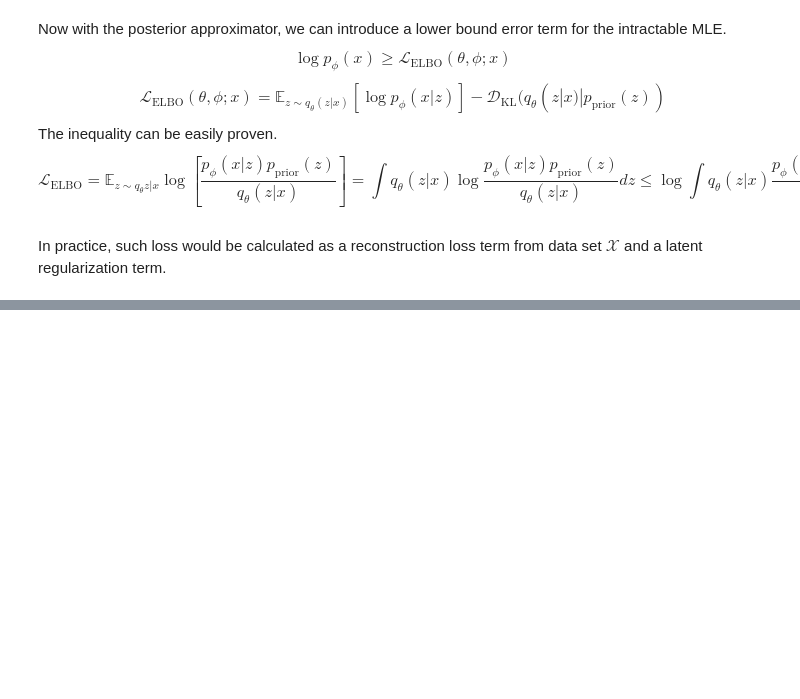
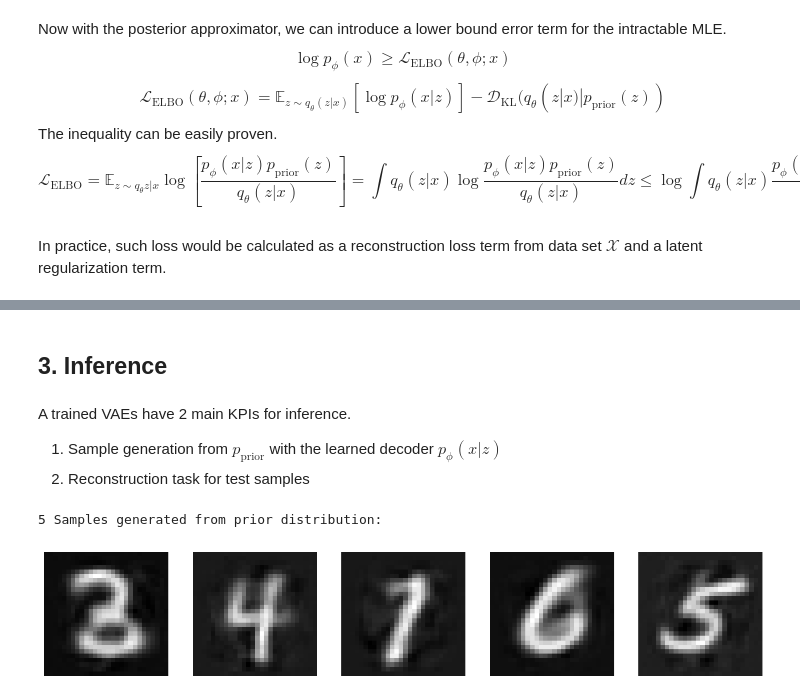
Before and after one commit to SungminLee511/The-Principles-of-Diffusion-Models, a Jupyter notebook: 2.Variational_Perspective/VAE.ipynb, the cells around one changed output, grey strips where cells are left out. Cells and saved outputs as stored; diff of their text form; code cells hidden in the pictures; blank space fills up the shorter version.

```diff
--- a/2.Variational_Perspective/VAE.ipynb
+++ b/2.Variational_Perspective/VAE.ipynb
@@ -104,0 +157,27 @@ class VAE(nn.Module):
+# %%
+train_epoch = 100
+for epoch in range(train_epoch):
+    model.train()
+    train_loss = 0
+    for batch_idx, (data, _) in enumerate(train_loader):
+        data = data.to(device)
+        optimizer.zero_grad()
+        x_recon, mu, logvar = model(data)
+        loss = criterion.compute(data, x_recon, mu, logvar, model.decoder_var)
+        loss.backward()
+        train_loss += loss.item()
+        optimizer.step()
+    avg_loss = train_loss / len(train_loader.dataset)
+
+    test_loss = 0
+    model.eval()
+    with torch.no_grad():
+        for data, _ in test_loader:
+            data = data.to(device)
+            x_recon, mu, logvar = model(data)
+            loss = criterion.compute(data, x_recon, mu, logvar, model.decoder_var)
+            test_loss += loss.item()
+    avg_test_loss = test_loss / len(test_loader.dataset)
+
+    if (epoch + 1) % 10 == 0:
+        print(f'Epoch {epoch+1}, Average Loss: {avg_loss:.4f}, Test Loss: {avg_test_loss:.4f}')
@@ -104,0 +195,25 @@ class VAE(nn.Module):
+# %% [markdown]
+## 3. Inference
+# %% [markdown]
+A trained VAEs have 2 main KPIs for inference.
+1. Sample generation from $p_{\text{prior}}$ with the learned decoder $p_\phi(x|z)$
+2. Reconstruction task for test samples
+# %%
+n=5
+print(f"{n} Samples generated from prior distribution:")
+
+samples = []
+model.eval()
+with torch.no_grad():
+    z = torch.randn(n, 20).to(device)
+    sample = model.decode(z)
+    samples.append(sample.cpu().view(-1, 28, 28))
+
+fig, axes = plt.subplots(1, n, figsize=(15, 3))
+for i in range(n):
+    axes[i].imshow(samples[0][i], cmap='gray')
+    axes[i].axis('off')
+plt.show()
+# %% [output]
+5 Samples generated from prior distribution:
+[figure, added]
```
Also changed, not shown: parts of 17 cells of this notebook, 1 other file.
